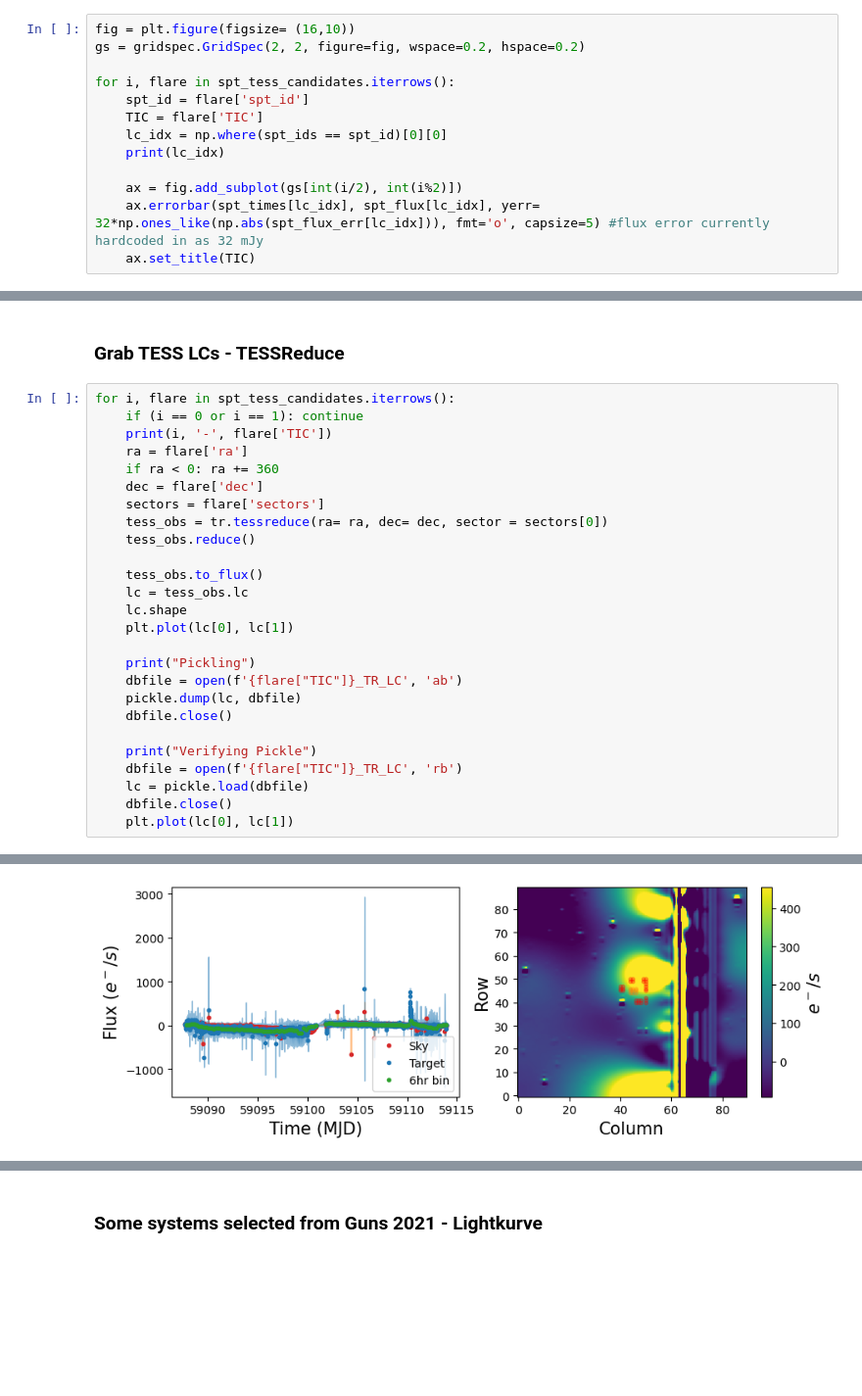
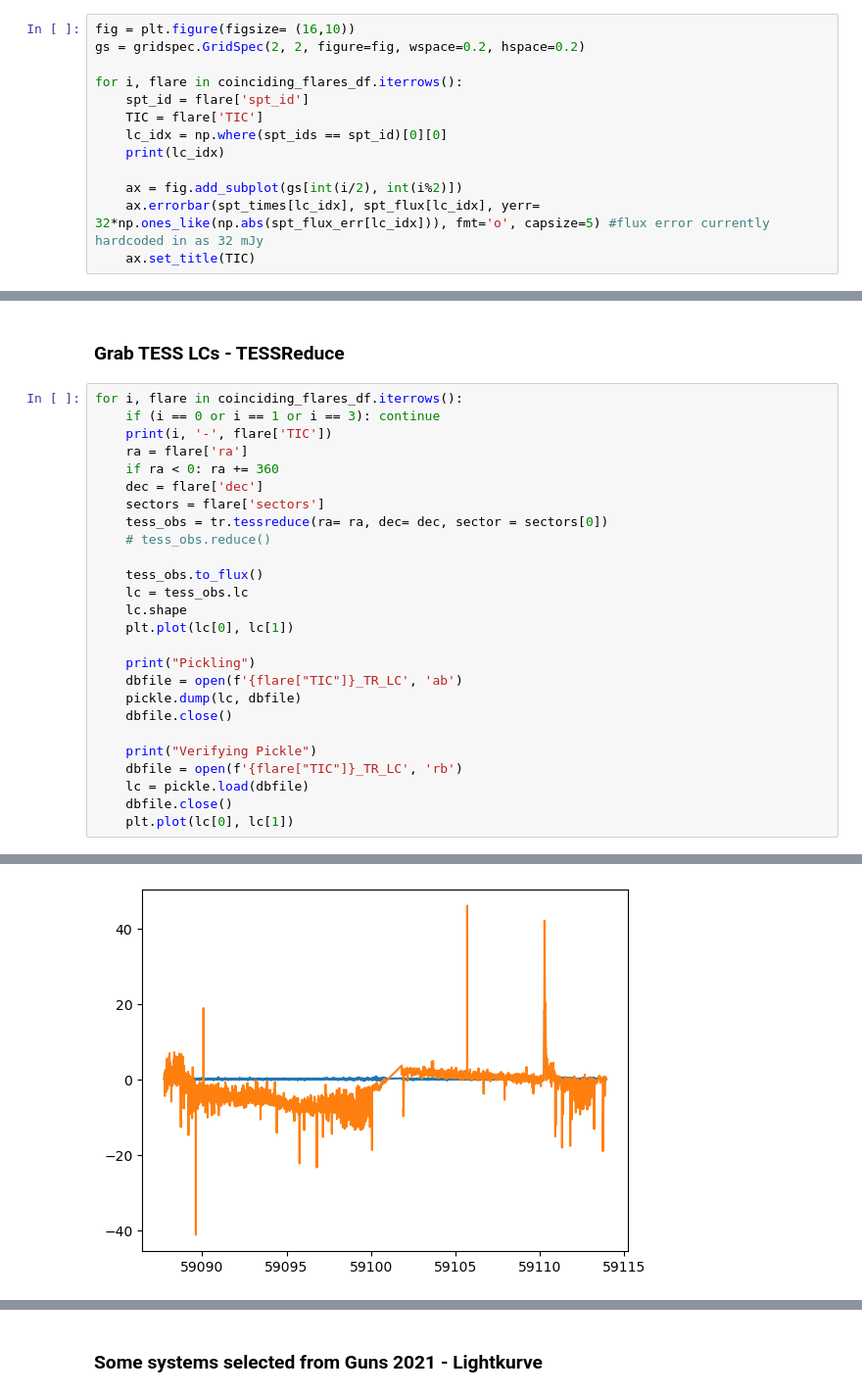
Before and after one commit to VishnuGade/SPT_Flares, a Jupyter notebook: extracting_TESS_lc.ipynb, the cells around one changed output, grey strips where cells are left out. Shown at 98% size. Drawn from its saved outputs; the diff is of its cells as text; blank space fills up the shorter version.

```diff
--- a/extracting_TESS_lc.ipynb
+++ b/extracting_TESS_lc.ipynb
@@ -205,7 +168,7 @@ spt_times = spt_flare_data['time']
 fig = plt.figure(figsize= (16,10))
 gs = gridspec.GridSpec(2, 2, figure=fig, wspace=0.2, hspace=0.2)
 
-for i, flare in spt_tess_candidates.iterrows():
+for i, flare in coinciding_flares_df.iterrows():
     spt_id = flare['spt_id']
     TIC = flare['TIC']
     lc_idx = np.where(spt_ids == spt_id)[0][0]
@@ -223,15 +186,15 @@ for i, flare in spt_tess_candidates.iterrows():
 # %% [markdown]
 ### Grab TESS LCs - TESSReduce
 # %%
-for i, flare in spt_tess_candidates.iterrows():
-    if (i == 0 or i == 1): continue
+for i, flare in coinciding_flares_df.iterrows():
+    if (i == 0 or i == 1 or i == 3): continue
     print(i, '-', flare['TIC'])
     ra = flare['ra']
     if ra < 0: ra += 360
     dec = flare['dec']
     sectors = flare['sectors']
     tess_obs = tr.tessreduce(ra= ra, dec= dec, sector = sectors[0])
-    tess_obs.reduce()
+    # tess_obs.reduce()
 
     tess_obs.to_flux()
     lc = tess_obs.lc
@@ -280 +238 @@ target is below -30 dec, calibrating to SkyMapper photometry.
-[figure, old version]
+[figure, new version]
```
Also changed, not shown: parts of 21 cells of this notebook, 4 other files.
